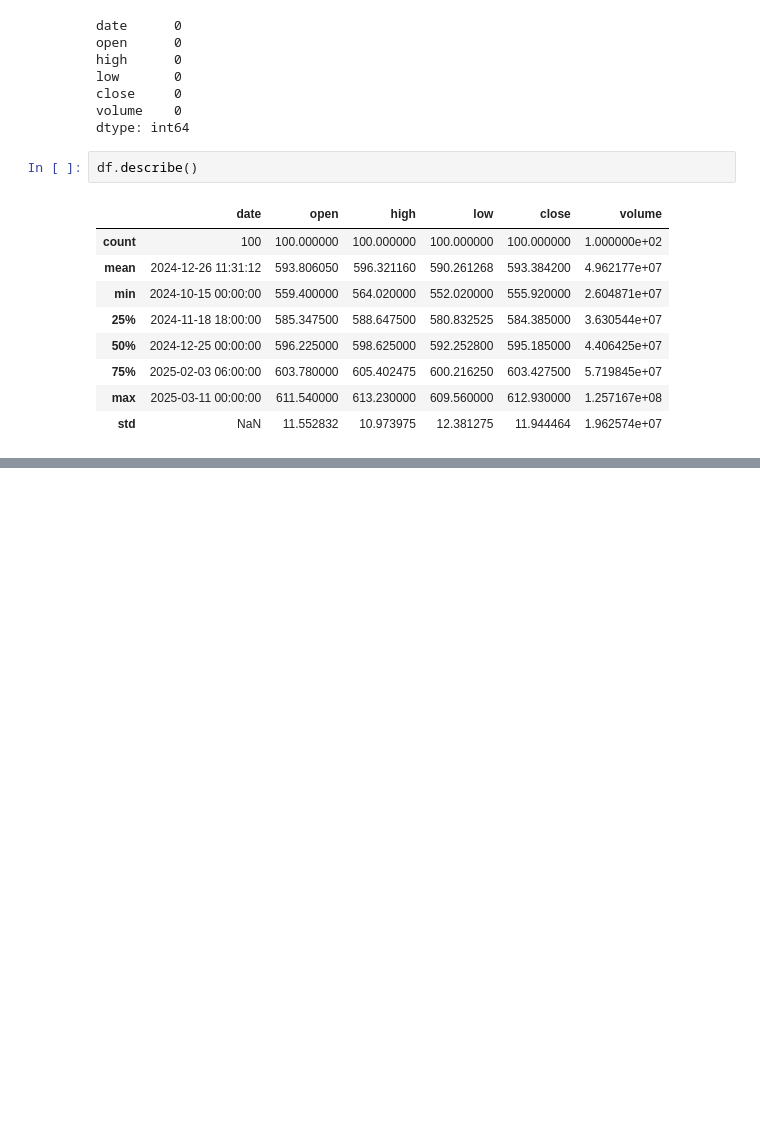
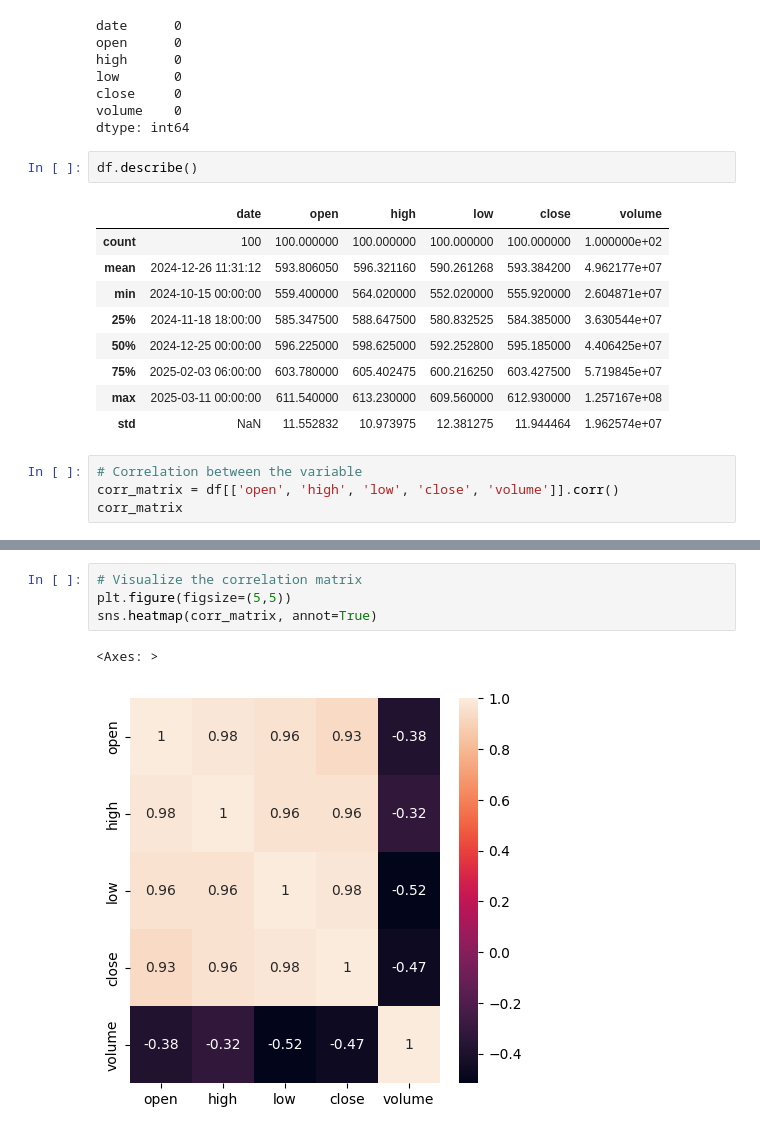
Before and after one commit to bytesbyt/ds_stock_market, a Jupyter notebook: stock_market.ipynb, the cells around one changed output, grey strips where cells are left out. Cells and saved outputs as stored; diff of their text form; blank space fills up the shorter version.

```diff
--- a/stock_market.ipynb
+++ b/stock_market.ipynb
@@ -192,3 +193,7 @@ df.describe()
 | 75% | 2025-02-03 06:00:00 | 603.780000 | 605.402475 | 600.216250 | 603.427500 | 5.719845e+07 |
 | max | 2025-03-11 00:00:00 | 611.540000 | 613.230000 | 609.560000 | 612.930000 | 1.257167e+08 |
 | std | NaN | 11.552832 | 10.973975 | 12.381275 | 11.944464 | 1.962574e+07 |
+# %%
+# Correlation between the variable
+corr_matrix = df[['open', 'high', 'low', 'close', 'volume']].corr()
+corr_matrix
@@ -194,0 +207,7 @@ df.describe()
+# %%
+# Visualize the correlation matrix
+plt.figure(figsize=(5,5))
+sns.heatmap(corr_matrix, annot=True)
+# %% [output]
+<Axes: >
+[figure, added]
```
Also changed, not shown: parts of 3 cells of this notebook.
